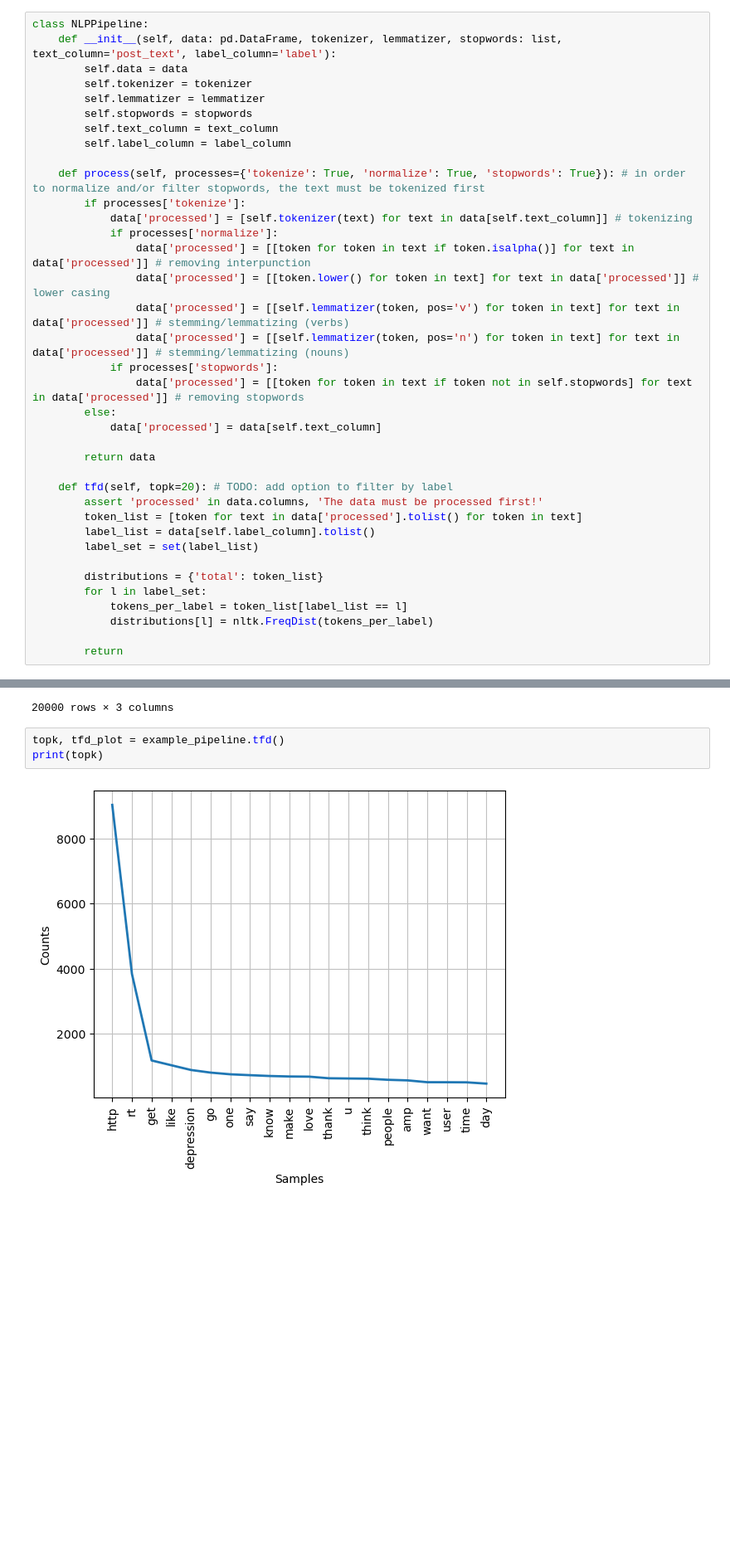
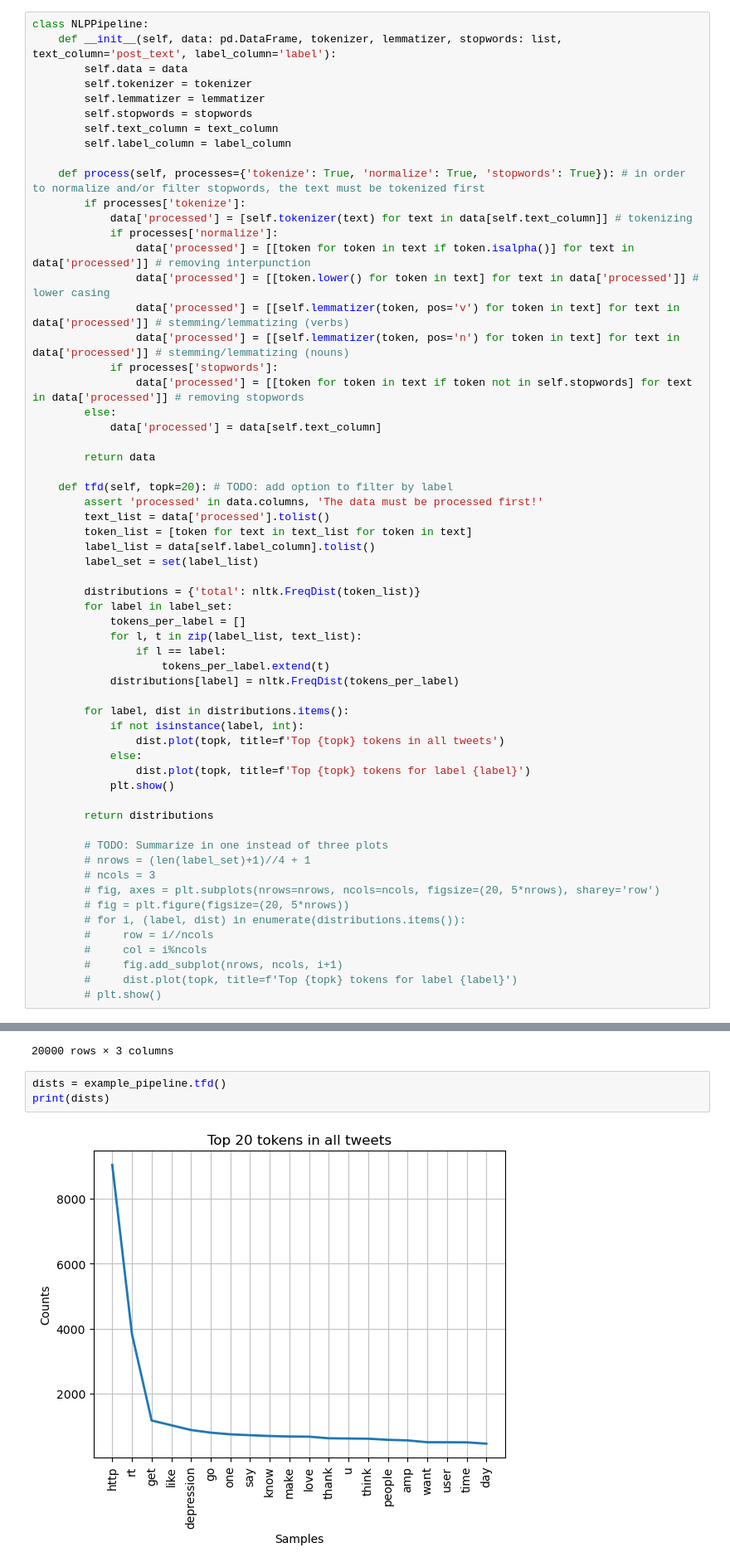
Before and after one commit to homolan13/twitter_mental_health, a Jupyter notebook: project.ipynb, the cells around one changed output, grey strips where cells are left out. Shown at 83% size. Cells and saved outputs as stored; diff of their text form; blank space fills up the shorter version.

```diff
--- a/project.ipynb
+++ b/project.ipynb
@@ -146,16 +146,39 @@ class NLPPipeline:
 
     def tfd(self, topk=20): # TODO: add option to filter by label
         assert 'processed' in data.columns, 'The data must be processed first!'
-        token_list = [token for text in data['processed'].tolist() for token in text]
+        text_list = data['processed'].tolist()
+        token_list = [token for text in text_list for token in text]
         label_list = data[self.label_column].tolist()
         label_set = set(label_list)
 
-        distributions = {'total': token_list}
-        for l in label_set:
-            tokens_per_label = token_list[label_list == l]
-            distributions[l] = nltk.FreqDist(tokens_per_label)
+        distributions = {'total': nltk.FreqDist(token_list)}
+        for label in label_set:
+            tokens_per_label = []
+            for l, t in zip(label_list, text_list):
+                if l == label:
+                    tokens_per_label.extend(t)
+            distributions[label] = nltk.FreqDist(tokens_per_label)
 
-        return
+        for label, dist in distributions.items():
+            if not isinstance(label, int):
+                dist.plot(topk, title=f'Top {topk} tokens in all tweets')
+            else:
+                dist.plot(topk, title=f'Top {topk} tokens for label {label}')
+            plt.show()
+
+        return distributions
+
+        # TODO: Summarize in one instead of three plots
+        # nrows = (len(label_set)+1)//4 + 1
+        # ncols = 3
+        # fig, axes = plt.subplots(nrows=nrows, ncols=ncols, figsize=(20, 5*nrows), sharey='row')
+        # fig = plt.figure(figsize=(20, 5*nrows))
+        # for i, (label, dist) in enumerate(distributions.items()):
+        #     row = i//ncols
+        #     col = i%ncols
+        #     fig.add_subplot(nrows, ncols, i+1)
+        #     dist.plot(topk, title=f'Top {topk} tokens for label {label}')
+        # plt.show()
 # %%
 example_pipeline = NLPPipeline(data, nltk.word_tokenize, nltk.stem.WordNetLemmatizer().lemmatize, nltk.corpus.stopwords.words('english'))
 example_data = example_pipeline.process()
@@ -175,7 +198,7 @@ display(example_data)
 | 19999 | Black holes are where God is divi... | 0 | [black, hole, god, divide, zero] |
 20000 rows × 3 columns
 # %%
-topk, tfd_plot = example_pipeline.tfd()
-print(topk)
+dists = example_pipeline.tfd()
+print(dists)
 # %% [output]
-[figure, old version]
+[figure, new version]
```
Also changed, not shown: parts of 3 cells of this notebook.
